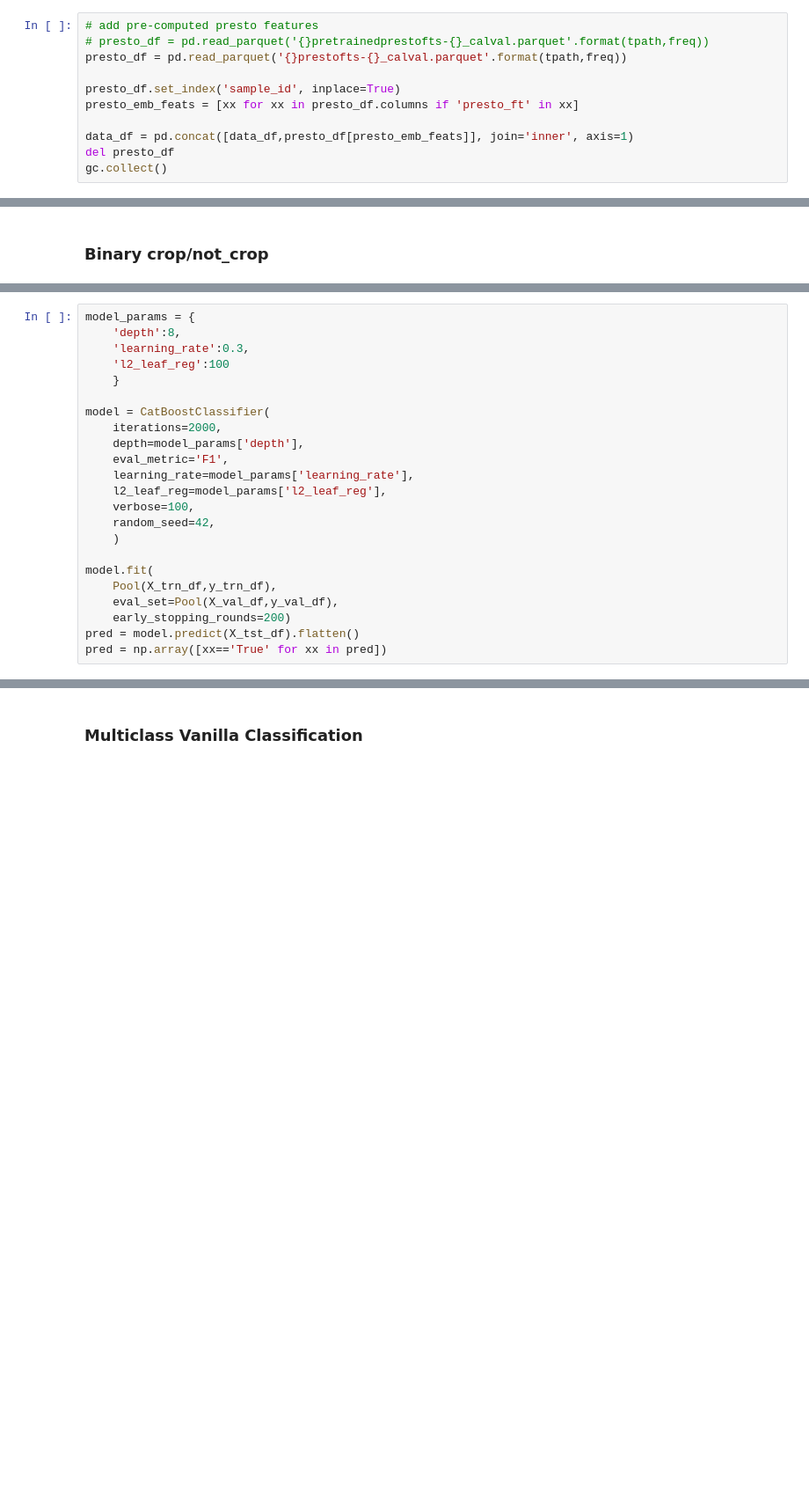
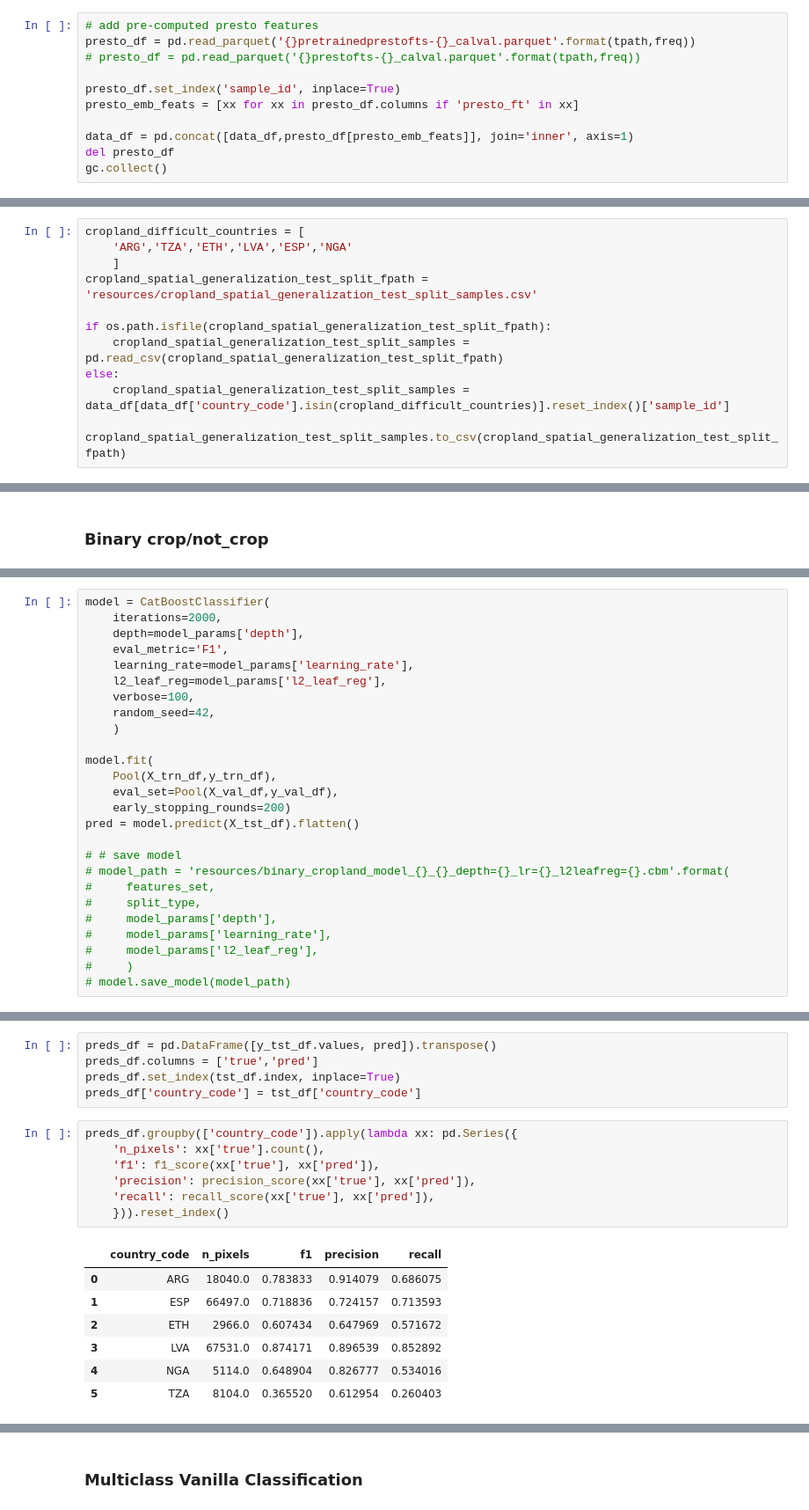
Before and after one commit to WorldCereal/worldcereal-classification, a Jupyter notebook: notebooks/croptype_clsfc_experiments.ipynb, the cells around one changed output, grey strips where cells are left out. Shown at 88% size. Cells and saved outputs as stored; diff of their text form; blank space fills up the shorter version.

```diff
--- a/notebooks/croptype_clsfc_experiments.ipynb
+++ b/notebooks/croptype_clsfc_experiments.ipynb
@@ -290,7 +401,7 @@ data_df = data_df[~data_df['country_code'].isin(bad_eos_coutries)]
 # %%
 # add pre-computed presto features
-# presto_df = pd.read_parquet('{}pretrainedprestofts-{}_calval.parquet'.format(tpath,freq))
-presto_df = pd.read_parquet('{}prestofts-{}_calval.parquet'.format(tpath,freq))
+presto_df = pd.read_parquet('{}pretrainedprestofts-{}_calval.parquet'.format(tpath,freq))
+# presto_df = pd.read_parquet('{}prestofts-{}_calval.parquet'.format(tpath,freq))
 
 presto_df.set_index('sample_id', inplace=True)
 presto_emb_feats = [xx for xx in presto_df.columns if 'presto_ft' in xx]
@@ -439,0 +551,11 @@ else:
+# %%
+cropland_difficult_countries = [
+    'ARG','TZA','ETH','LVA','ESP','NGA'
+    ]
+cropland_spatial_generalization_test_split_fpath = 'resources/cropland_spatial_generalization_test_split_samples.csv'
+
+if os.path.isfile(cropland_spatial_generalization_test_split_fpath):
+    cropland_spatial_generalization_test_split_samples = pd.read_csv(cropland_spatial_generalization_test_split_fpath)
+else:
+    cropland_spatial_generalization_test_split_samples = data_df[data_df['country_code'].isin(cropland_difficult_countries)].reset_index()['sample_id']
+    cropland_spatial_generalization_test_split_samples.to_csv(cropland_spatial_generalization_test_split_fpath)
@@ -613,10 +765,4 @@ y_tst_df = tst_df[label_col]
 # %%
-model_params = {
-    'depth':8,
-    'learning_rate':0.3,
-    'l2_leaf_reg':100
-    }
-
 model = CatBoostClassifier(
     iterations=2000,
     depth=model_params['depth'],
@@ -632,4 +778,13 @@ model.fit(
     eval_set=Pool(X_val_df,y_val_df),
     early_stopping_rounds=200)
 pred = model.predict(X_tst_df).flatten()
-pred = np.array([xx=='True' for xx in pred])
+
+# # save model
+# model_path = 'resources/binary_cropland_model_{}_{}_depth={}_lr={}_l2leafreg={}.cbm'.format(
+#     features_set,
+#     split_type,
+#     model_params['depth'],
+#     model_params['learning_rate'],
+#     model_params['l2_leaf_reg'],
+#     )
+# model.save_model(model_path)
@@ -650,0 +813,20 @@ model.save_model(model_path)
+# %%
+preds_df = pd.DataFrame([y_tst_df.values, pred]).transpose()
+preds_df.columns = ['true','pred']
+preds_df.set_index(tst_df.index, inplace=True)
+preds_df['country_code'] = tst_df['country_code']
+# %%
+preds_df.groupby(['country_code']).apply(lambda xx: pd.Series({
+    'n_pixels': xx['true'].count(),
+    'f1': f1_score(xx['true'], xx['pred']),
+    'precision': precision_score(xx['true'], xx['pred']),
+    'recall': recall_score(xx['true'], xx['pred']),
+    })).reset_index()
+# %% [output]
+|  | country_code | n_pixels | f1 | precision | recall |
+| 0 | ARG | 18040.0 | 0.783833 | 0.914079 | 0.686075 |
+| 1 | ESP | 66497.0 | 0.718836 | 0.724157 | 0.713593 |
+| 2 | ETH | 2966.0 | 0.607434 | 0.647969 | 0.571672 |
+| 3 | LVA | 67531.0 | 0.874171 | 0.896539 | 0.852892 |
+| 4 | NGA | 5114.0 | 0.648904 | 0.826777 | 0.534016 |
+| 5 | TZA | 8104.0 | 0.365520 | 0.612954 | 0.260403 |
```
Also changed, not shown: parts of 20 cells of this notebook, 5 other files.
